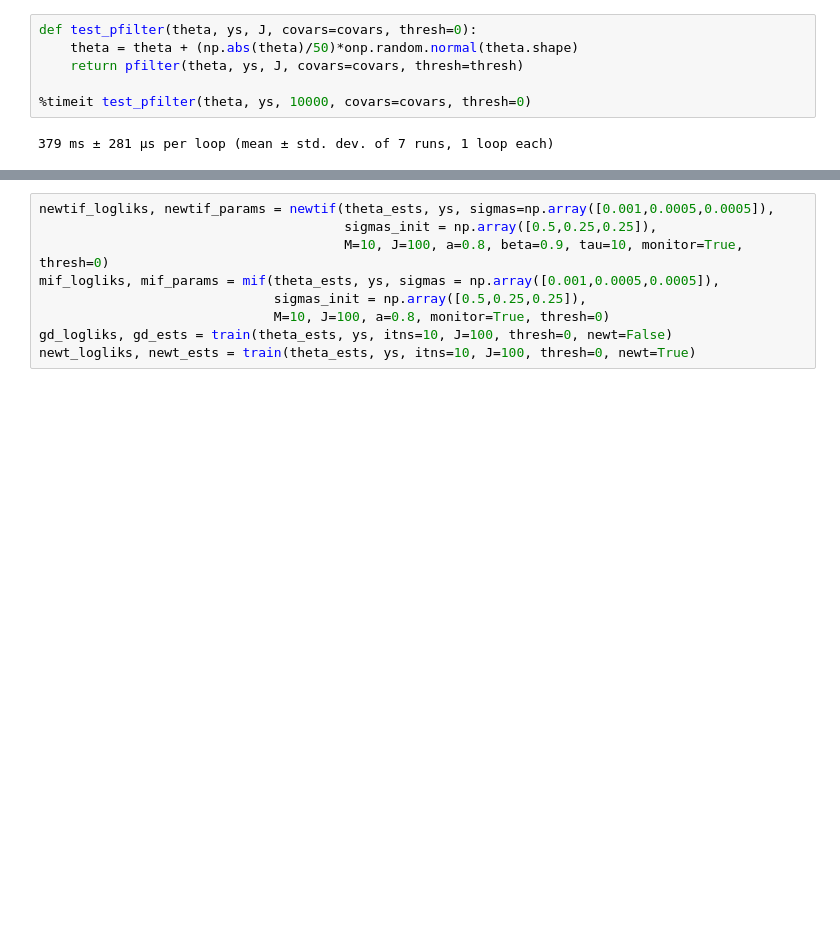
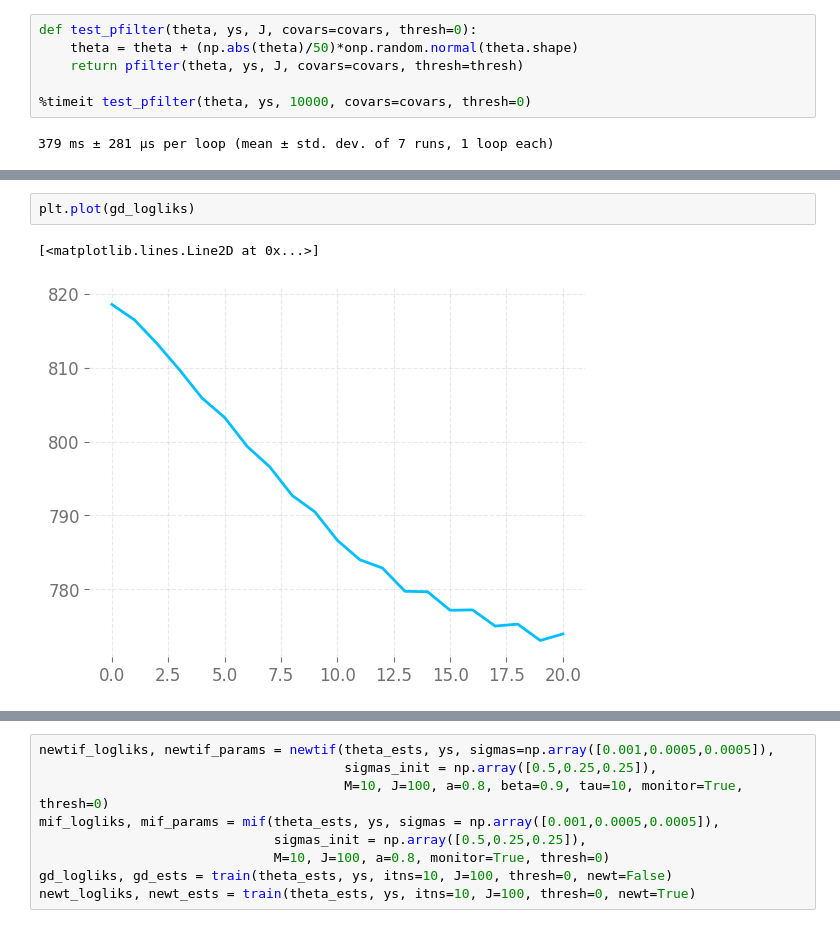
Before and after one commit to hetankevin/diffilter, a Jupyter notebook: cholera.ipynb, the cells around one changed output, grey strips where cells are left out. Saved outputs shown, nothing was run; the diff lists cells and outputs as text; blank space fills up the shorter version.

```diff
--- a/cholera.ipynb
+++ b/cholera.ipynb
@@ -260,0 +343,5 @@ mif_logliks, mif_params = mif(theta_ests, ys, sigmas=sigmas,
+# %%
+plt.plot(gd_logliks)
+# %% [output]
+[<matplotlib.lines.Line2D at 0x...>]
+[figure, added]
```
Also changed, not shown: parts of 39 cells of this notebook, 6 other files.
